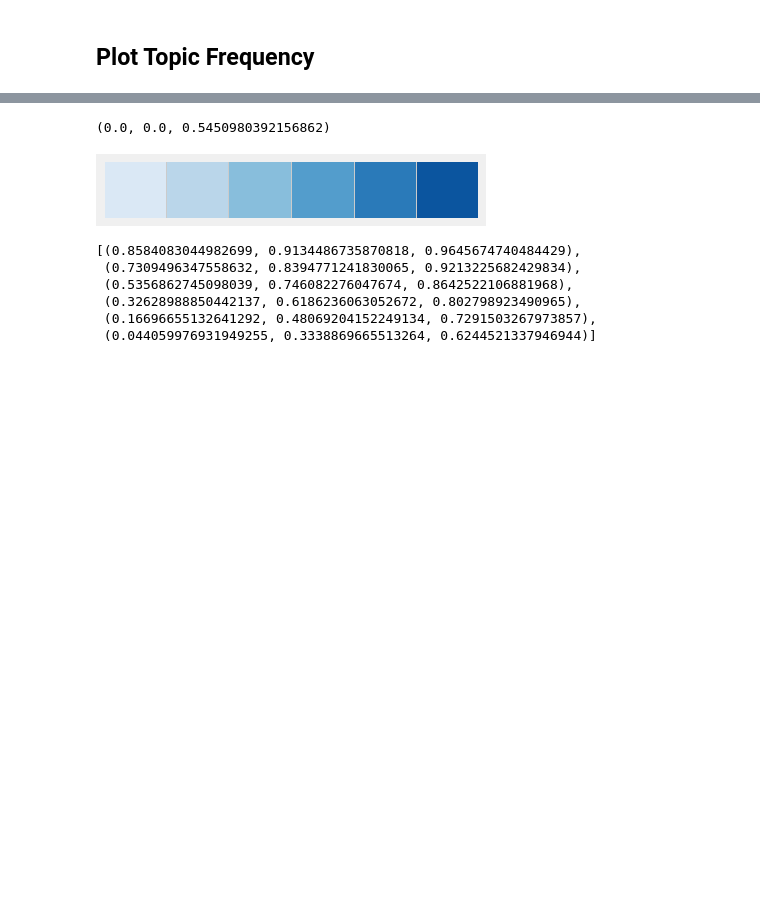
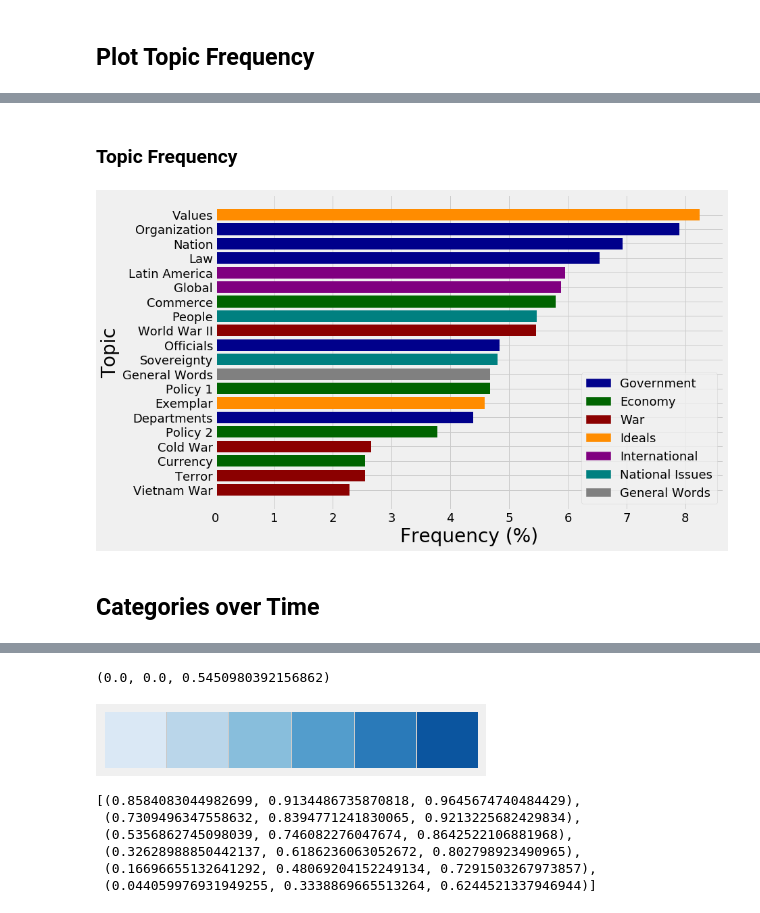
Before and after one commit to kevscon/Project-4, a Jupyter notebook: topic_modeling.ipynb, the cells around one changed output, grey strips where cells are left out. Drawn from its saved outputs; the diff is of its cells as text; code cells hidden in the pictures; blank space fills up the shorter version.

```diff
--- a/topic_modeling.ipynb
+++ b/topic_modeling.ipynb
@@ -33,7 +33,7 @@ plt.rc('axes', labelsize=28)
 plt.rc('xtick', labelsize=18)
 plt.rc('ytick', labelsize=18)
 # legend fontsize
-plt.rc('legend', fontsize=18)
+plt.rc('legend', fontsize=20)
 # %% [markdown]
 ## Functions
 # %%
@@ -208,0 +234,28 @@ num_tops = topic_df.shape[1]
+# %% [markdown]
+### Topic Frequency
+# %%
+# categories for sorted topic dataframe
+top_cats = [label.split(' - ')[0] for label in topic_df.mean().sort_values().index]
+# topics for sorted topic dataframe
+tops = [label.split(' - ')[1] for label in topic_df.mean().sort_values().index]
+
+# bar plot of topic frequencies
+x = tops
+y = topic_df.mean().sort_values()
+color_list = [cat_colors[cat] for cat in top_cats]
+
+fig, ax = plt.subplots(figsize=(12, 8))
+ax.barh(x, y, color=color_list)
+ax.set_yticks(range(len(x)))
+ax.set_yticklabels(x)
+ax.set_ylabel('Topic')
+ax.set_xlabel('Frequency (%)')
+# color legend
+patch_list = []
+for patch in cat_colors.keys():
+    patch_list.append(mpatches.Patch(color=cat_colors[patch], label=patch))
+plt.legend(handles=patch_list);
+# %% [output]
+[figure, added]
+# %% [markdown]
+## Categories over Time
```
Also changed, not shown: parts of 55 cells of this notebook, 1 other file.
